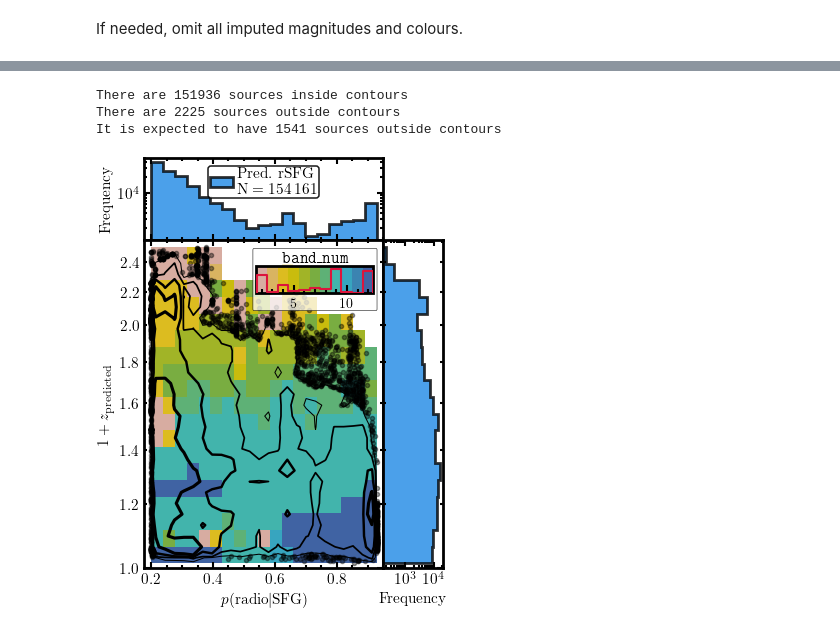
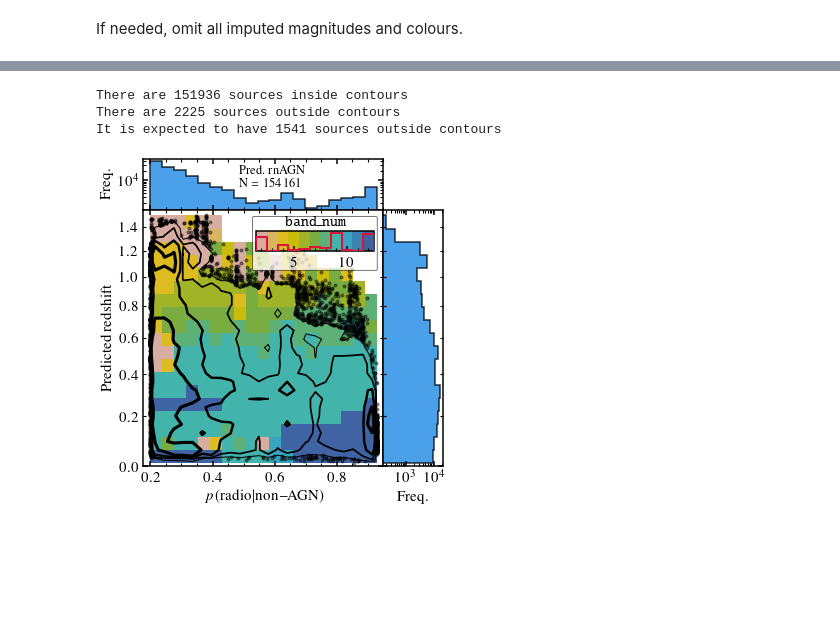
Before and after one commit to racarvajal/Pipeline_ML_6arcsec, a Jupyter notebook: Describe_preds_SFG.ipynb, the cells around one changed output, grey strips where cells are left out. Cells and saved outputs as stored; diff of their text form; code cells hidden in the pictures; blank space fills up the shorter version.

```diff
--- a/Describe_preds_SFG.ipynb
+++ b/Describe_preds_SFG.ipynb
@@ -1080,11 +1086,11 @@ from matplotlib.patches import FancyBboxPatch
 # %%
-base_size, rc_tmp = gf.set_aaasize('column', aspect=1.3)  # 'text' or 'column' or 'halfcolumn' or float (pt)
+base_size, rc_tmp = gf.set_aaasize('column', aspect=1.0)  # 'text' or 'column' or 'halfcolumn' or float (pt)
 
 with mpl.rc_context(rc_tmp):
 
     fig, axes = plt.subplots(nrows=2, ncols=2,
                              width_ratios=[4, 1],
-                             height_ratios=[1, 4],
+                             height_ratios=[1, 5],
                              figsize=base_size,
                              layout='compressed',
                              sharex='col', sharey='row',
@@ -1125,17 +1131,19 @@ with mpl.rc_context(rc_tmp):
     prob_bins = np.linspace(min_prob, max_prob, 20)
 
     size_p_rSFG        = np.sum(filter_pred_Z_SFG)
-    num_str_p_rSFG     = '$\mathrm{Pred. ~ rSFG}$' + '\n' +  f'$\mathrm{{N}} = {size_p_rSFG}$'
+    num_str_p_rSFG     = r'$\mathrm{Pred. ~ rnAGN}$' + '\n' +  rf'$\mathrm{{N}} = {size_p_rSFG}$'
     if size_p_rSFG / 1e4 >= 1:
-        num_str_p_rSFG = '$\mathrm{Pred. ~ rSFG}$' + '\n' +  f'$\mathrm{{N}} = {size_p_rSFG:,.0f}$'.replace(',', '$\,$')
+        num_str_p_rSFG = r'$\mathrm{Pred. ~ rnAGN}$' + '\n' +  rf'$\mathrm{{N}} = {size_p_rSFG:,.0f}$'.replace(',', r'$\,$')
     axes_flat[0].hist(x_data, bins=prob_bins, histtype='stepfilled', color='#1E88E5', alpha=0.8,
-                      edgecolor='k', linewidth=2.0, label=num_str_p_rSFG)
-    axes_flat[0].legend(loc='upper center', fontsize=11, ncol=2, borderpad=0.1,
-                        handlelength=1.5, handletextpad=0.3, columnspacing=0.2,
-                        framealpha=0.9, edgecolor='k')
+                      edgecolor='k', label=num_str_p_rSFG)
+    # axes_flat[0].legend(loc='upper center', ncol=2, borderpad=0.2,
+    #                     handlelength=1.0, handletextpad=0.3, columnspacing=0.2,
+    #                     framealpha=0.9, edgecolor='k')
+    axes_flat[0].annotate(num_str_p_rSFG, xy=(0.4, 0.45), xycoords='axes fraction',
+                          size=9, va='baseline', ha='left')
 
     axes_flat[3].hist(y_data, bins=z_bins, histtype='stepfilled', color='#1E88E5', alpha=0.8,
-                      orientation='horizontal', edgecolor='k', linewidth=2.0, label=num_str_p_rSFG)
+                      orientation='horizontal', edgecolor='k', label=num_str_p_rSFG)
 
     contour_colour   = colour_black
     cmap_hist2d      = cmap_hist2d_cats_SFG
@@ -1178,19 +1186,19 @@ with mpl.rc_context(rc_tmp):
     cax  = axes_flat[2].inset_axes(clb_position)
     cbar = fig.colorbar(dens_CW[1], cax=cax, orientation='horizontal')
     cbar.ax.minorticks_on()
-    cbar.ax.tick_params(labelsize=10)
-    cbar.ax.tick_params(which='major', length=6, width=1.5, direction='in', color='k')
-    cbar.ax.tick_params(which='minor', length=3, width=1.5, direction='in', color='k')
-    cbar.outline.set_linewidth(2.0)
+    # cbar.ax.tick_params(labelsize=10)
+    # cbar.ax.tick_params(which='major', length=6, width=1.5, direction='in', color='k')
+    # cbar.ax.tick_params(which='minor', length=3, width=1.5, direction='in', color='k')
+    # cbar.outline.set_linewidth(2.0)
     # cbar.ax.set_xlabel(r'$\mathrm{Sources ~ per ~ bin}$', size=16, labelpad=-3)
     # cbar.ax.set_title(r'$\mathtt{band\_num}$', size=16)
     cax.text(0.5, 1.05, r'$\mathtt{band\_num}$',
-             ha='center', va='bottom', fontsize=12, transform=cax.transAxes)
+             ha='center', va='bottom', transform=cax.transAxes)
     # cbar.ax.set_title(r'$\mathrm{median}~\mathtt{band\_num}$', size=16)
-    fancy_box = FancyBboxPatch(
-        (clb_position[0] - 0.01, clb_position[1] - 0.05),  # x, y position (slightly offset)
+    fancy_box = mpatches.FancyBboxPatch(
+        (clb_position[0] - 0.01, clb_position[1] - 0.07),  # x, y position (slightly offset)
         clb_position[2] + 0.02,                            # width (slightly larger)
-        clb_position[3] + 0.10,                            # height (slightly larger)
+        clb_position[3] + 0.12,                            # height (slightly larger)
         boxstyle='round,pad=0.005',                        # Box style
         facecolor='white',                                 # Fill color
         edgecolor='black',                                 # Edge color
@@ -1268,47 +1276,52 @@ with mpl.rc_context(rc_tmp):
     # for ax_t in [axes_flat[0], axes_flat[2]]:
     #     ax_t.axvline(x=gv.cal_radio_gals_thresh, linewidth=3)
 
     axes_flat[0].set_xlim(*lims_x)
     axes_flat[2].set_ylim(*lims_y)
 
-    axes_flat[0].set_ylabel(r'$\mathrm{Frequency}$')
+    axes_flat[0].set_ylabel(r'$\mathrm{Freq.}$')
     if x_col == 'Prob_radio_SFG':
-        axes_flat[2].set_xlabel(r'$p(\mathrm{radio} | \mathrm{SFG})$')
+        axes_flat[2].set_xlabel(r'$p(\mathrm{radio} | \mathrm{non{-}AGN})$')
     elif x_col == 'Prob_AGN':
-        axes_flat[2].set_xlabel(r'$p(\mathrm{SFG})$')
-    axes_flat[2].set_ylabel(r'$1 + z_{\mathrm{predicted}}$')
-    axes_flat[3].set_xlabel(r'$\mathrm{Frequency}$')
+        axes_flat[2].set_xlabel(r'$p(\mathrm{SF})$')
+    axes_flat[2].set_ylabel(r'$\mathrm{Predicted ~ redshift}$')
+    axes_flat[3].set_xlabel(r'$\mathrm{Freq.}$')
+
+    def fmt_orig_redshift(x, pos):
+        return f'${x - 1:.1f}$'
 
     for count, ax_tmp in enumerate(axes_flat):
         if count == 1: continue
+        ax_tmp.minorticks_on()
         if count == 2:
-            ax_tmp.yaxis.set_major_formatter(ticker.FormatStrFormatter('$%0.1f$'))
-            ax_tmp.yaxis.set_minor_formatter(ScalarFormatter())
-            ax_tmp.tick_params(axis='y', which='minor')
+            #ax_tmp.yaxis.set_major_formatter(ticker.FuncFormatter(fmt_orig_redshift))
+            #ax_tmp.yaxis.set_minor_formatter(ticker.FuncFormatter(fmt_orig_redshift))
+            pass
         if count % 2 == 1:
-            ax_tmp.yaxis.set_major_formatter(ScalarFormatter())
-            ax_tmp.ticklabel_format(axis='y', style='plain')
+            #ax_tmp.yaxis.set_major_formatter(ScalarFormatter())
+            ax_tmp.yaxis.set_major_formatter(ticker.FuncFormatter(fmt_orig_redshift))
+            ax_tmp.yaxis.set_minor_formatter(ticker.FuncFormatter(fmt_orig_redshift))
 
-        ax_tmp.minorticks_on()
-        ax_tmp.tick_params(which='both', top=True, right=True, direction='in')
+
+        # ax_tmp.tick_params(which='both', top=True, right=True, direction='in')
         # ax_tmp.tick_params(axis='both', which='major', labelsize=18)
         # ax_tmp.tick_params(axis='x', which='minor', labelsize=18)
-        ax_tmp.tick_params(which='major', length=4, width=1.5)
-        ax_tmp.tick_params(which='minor', length=2, width=1.5)
-        plt.setp(ax_tmp.spines.values(), linewidth=2.0)
+        # ax_tmp.tick_params(which='major', length=4, width=1.5)
+        # ax_tmp.tick_params(which='minor', length=2, width=1.5)
+        # plt.setp(ax_tmp.spines.values(), linewidth=2.0)
 
     axes_flat[0].yaxis.set_major_locator(ticker.LogLocator(base=10.0, numticks=5))
     # for label in axes_flat[0].get_yticklabels():
     #     label.set_ha('right')  # Align to the right
     #     label.set_va('bottom')  # Vertically center-align
 
-    fig.get_layout_engine().set(w_pad=0 / 72, h_pad=0 / 72, hspace=0, wspace=0)
+    # fig.get_layout_engine().set(w_pad=0 / 72, h_pad=0 / 72, hspace=0, wspace=0)
     if save_plots:
         plt.savefig(gv.plots_path + f'pred_z_vs_radio_prob_hists_rSFG_{used_sample}_HETDEX.pdf',
                     bbox_inches='tight')
     plt.show()
 # %% [output]
 There are 151936 sources inside contours
 There are 2225 sources outside contours
 It is expected to have 1541 sources outside contours
-[figure, old version]
+[figure, new version]
```
Also changed, not shown: parts of 9 cells of this notebook, 1 other file.
